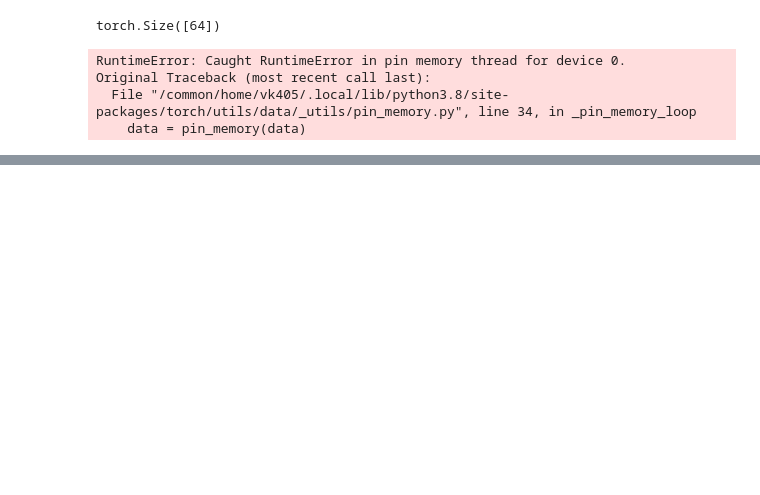
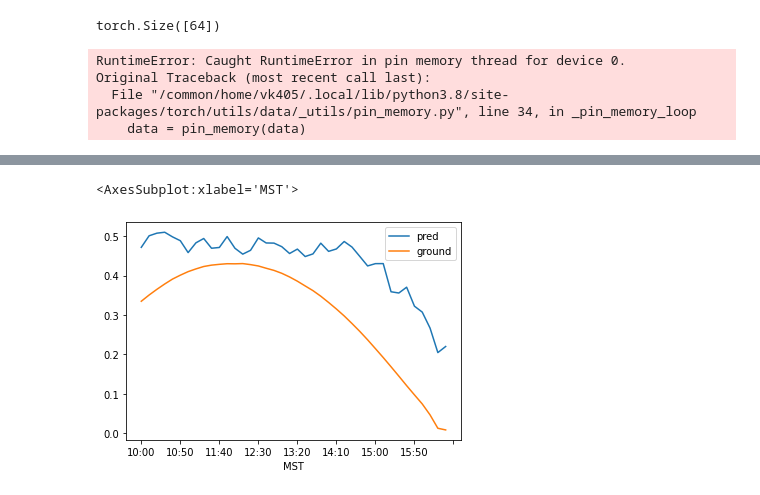
Before and after one commit to vin136/Solar-forcast, a Jupyter notebook: nbs/inference.ipynb, the cells around one changed output, grey strips where cells are left out. Drawn from its saved outputs; the diff is of its cells as text; code cells hidden in the pictures; blank space fills up the shorter version.

```diff
--- a/nbs/inference.ipynb
+++ b/nbs/inference.ipynb
@@ -243,0 +233,8 @@ NameError: name 'uaeou' is not defined
+# %%
+tst_preds = pd.read_csv(data_dir/'infered_vals.csv')
+np.mean(np.abs(tst_preds['pred']-tst_preds['ground']))
+sampled_day = '2016-01-01'
+tst_preds[tst_preds['Date'] ==sampled_day ].plot(x='MST',y=['pred','ground'])
+# %% [output]
+<AxesSubplot:xlabel='MST'>
+[figure, added]
```
Also changed, not shown: parts of 12 cells of this notebook, 3 other files.
